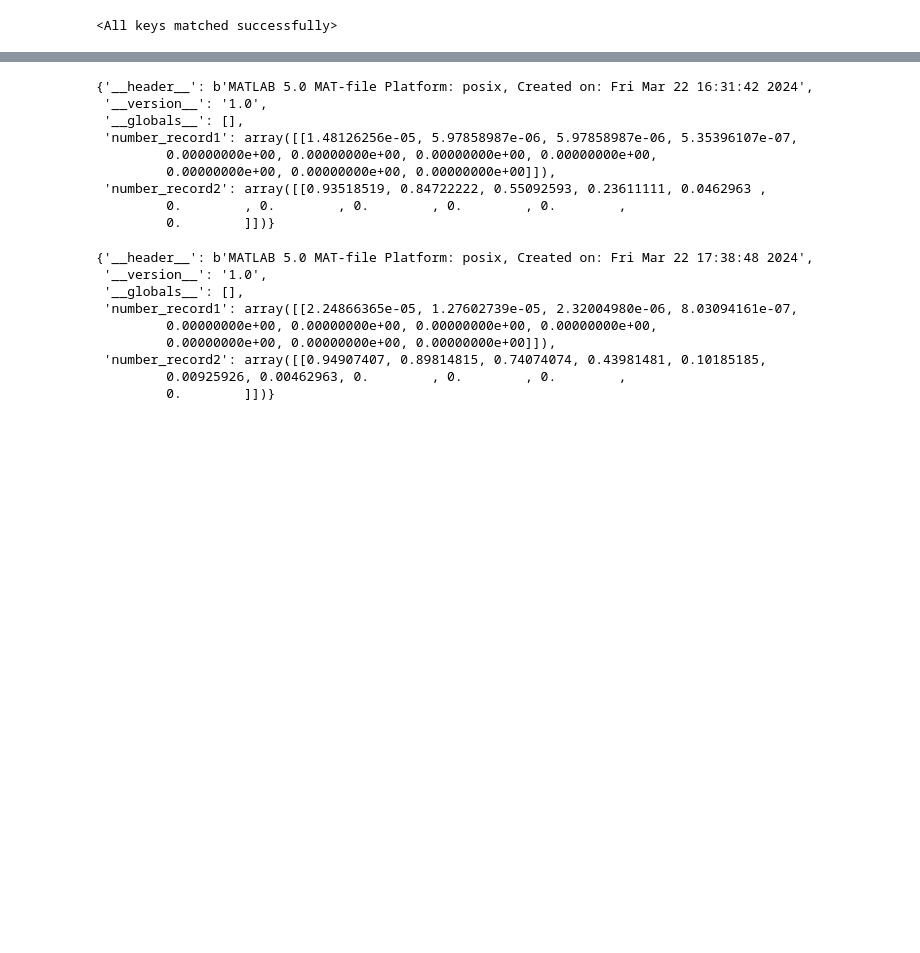
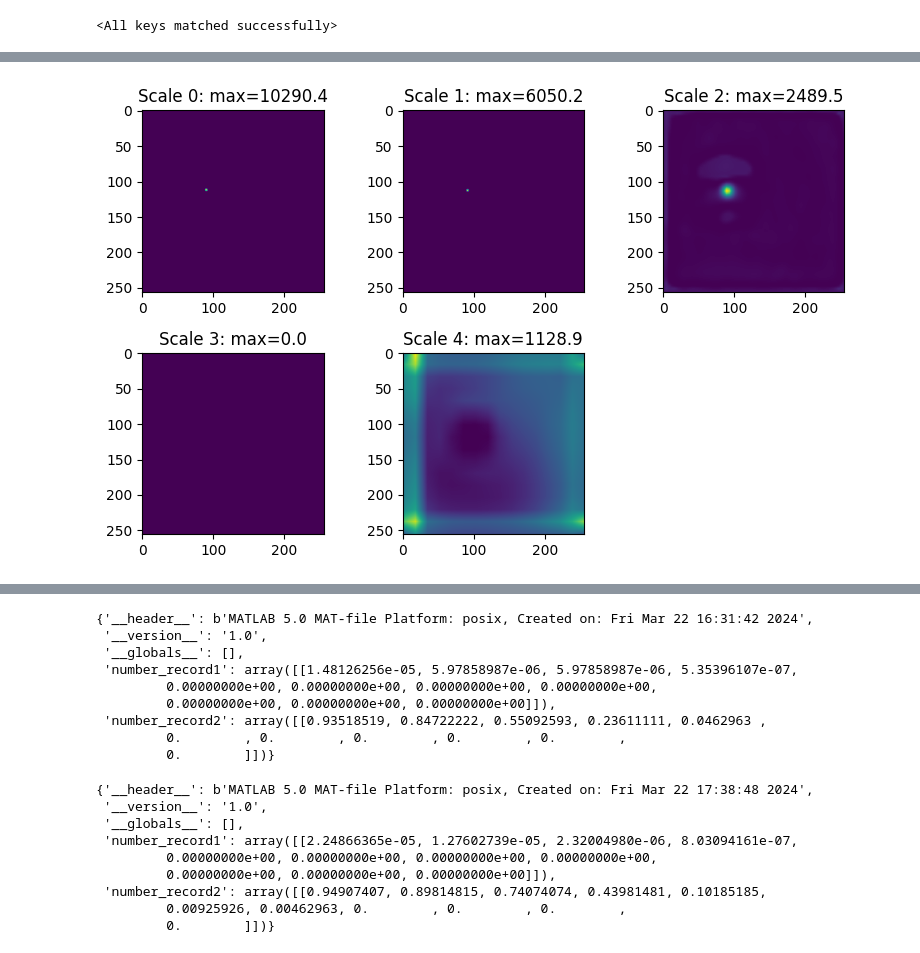
Before and after one commit to cvincent13/Deep-NFA, a Jupyter notebook: verification.ipynb, the cells around one changed output, grey strips where cells are left out. Cells and saved outputs as stored; diff of their text form; code cells hidden in the pictures; blank space fills up the shorter version.

```diff
--- a/verification.ipynb
+++ b/verification.ipynb
@@ -231,0 +293,11 @@ plt.imshow(np.array((pred > 0)[0,0]))
+# %%
+# Significance scores at different scales
+plt.figure(figsize=(8,5))
+for k in range(sign_scores.shape[1]):
+    plt.subplot(2,3,k+1)
+    plt.title(f'Scale {k}: max={sign_scores[0,k].max():.1f}')
+    plt.imshow(sign_scores[0,k])
+
+plt.tight_layout()
+# %% [output]
+[figure, added]
```
Also changed, not shown: parts of 16 cells of this notebook, 11 other files.
